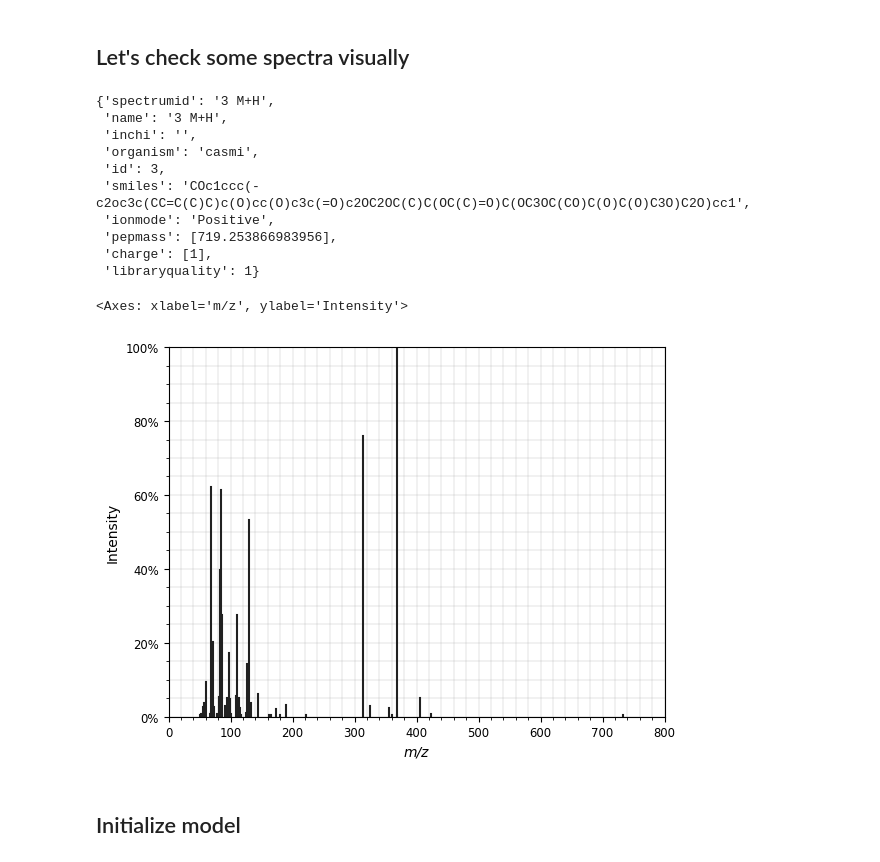
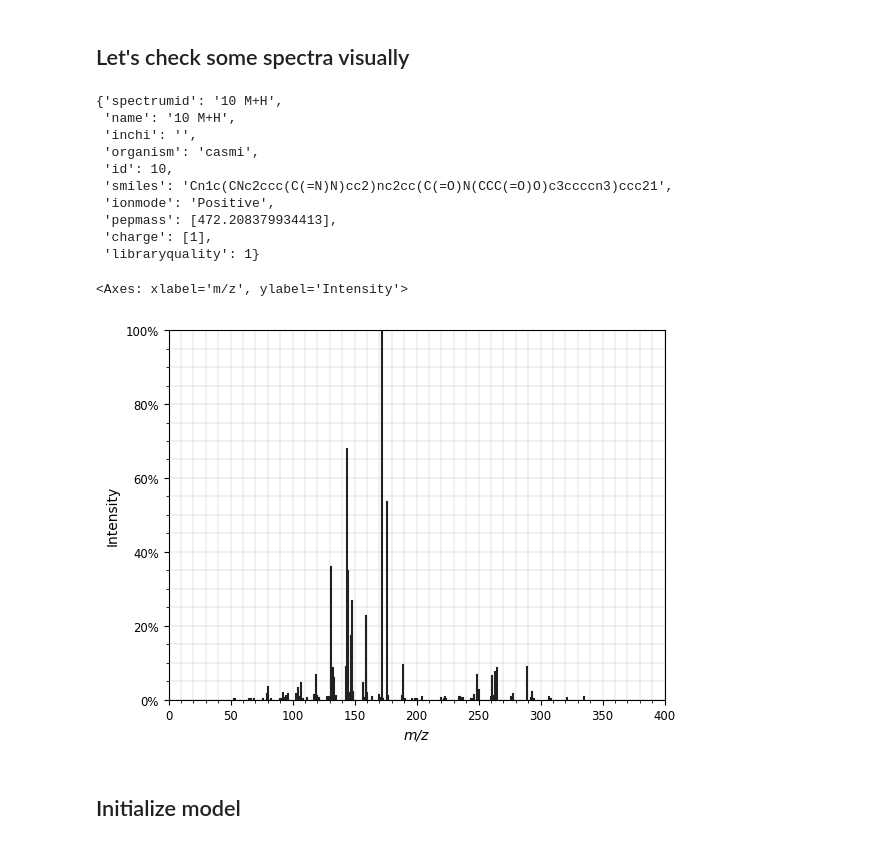
Before and after one commit to bittremieuxlab/simba, a Jupyter notebook: notebooks/final_tutorials/run_analog_discovery.ipynb, the cells around one changed output. Cells and saved outputs as stored; diff of their text form; code cells hidden in the pictures.

```diff
--- a/notebooks/final_tutorials/run_analog_discovery.ipynb
+++ b/notebooks/final_tutorials/run_analog_discovery.ipynb
@@ -29,6 +47,8 @@ Failed to patch pandas - PandasTools will have limited functionality
 Define the default configuration variables
 # %%
 config=Config()
+config.USE_LEARNABLE_MULTITASK=True
+config.USE_FINGERPRINT=False
 # %% [markdown]
 Location of model saved, reference spectra in mgf file (MASSSPECGYM), an query spectra (CASMI)
 # %%
@@ -60,23 +81,23 @@ Number of spectra loaded from query: 158
 # %% [markdown]
 ##  Let's check some spectra visually
 # %%
-all_spectrums_query[0].params
+all_spectrums_query[2].params
 # %% [output]
-{'spectrumid': '3 M+H',
- 'name': '3 M+H',
+{'spectrumid': '10 M+H',
+ 'name': '10 M+H',
  'inchi': '',
  'organism': 'casmi',
- 'id': 3,
- 'smiles': 'COc1ccc(-c2oc3c(CC=C(C)C)c(O)cc(O)c3c(=O)c2OC2OC(C)C(OC(C)=O)C(OC3OC(CO)C(O)C(O)C3O)C2O)cc1',
+ 'id': 10,
+ 'smiles': 'Cn1c(CNc2ccc(C(=N)N)cc2)nc2cc(C(=O)N(CCC(=O)O)c3ccccn3)ccc21',
  'ionmode': 'Positive',
- 'pepmass': [719.253866983956],
+ 'pepmass': [472.208379934413],
  'charge': [1],
  'libraryquality': 1}
-# %%
-sup.spectrum(all_spectrums_query[0])
-# %% [output]
-<Axes: xlabel='m/z', ylabel='Intensity'>
-[figure, removed]
+# %%
+sup.spectrum(all_spectrums_query[2])
+# %% [output]
+<Axes: xlabel='m/z', ylabel='Intensity'>
+[figure, added]
 # %% [markdown]
 ## Initialize model
 # %% [markdown]
```
Also changed, not shown: parts of 36 cells of this notebook.
